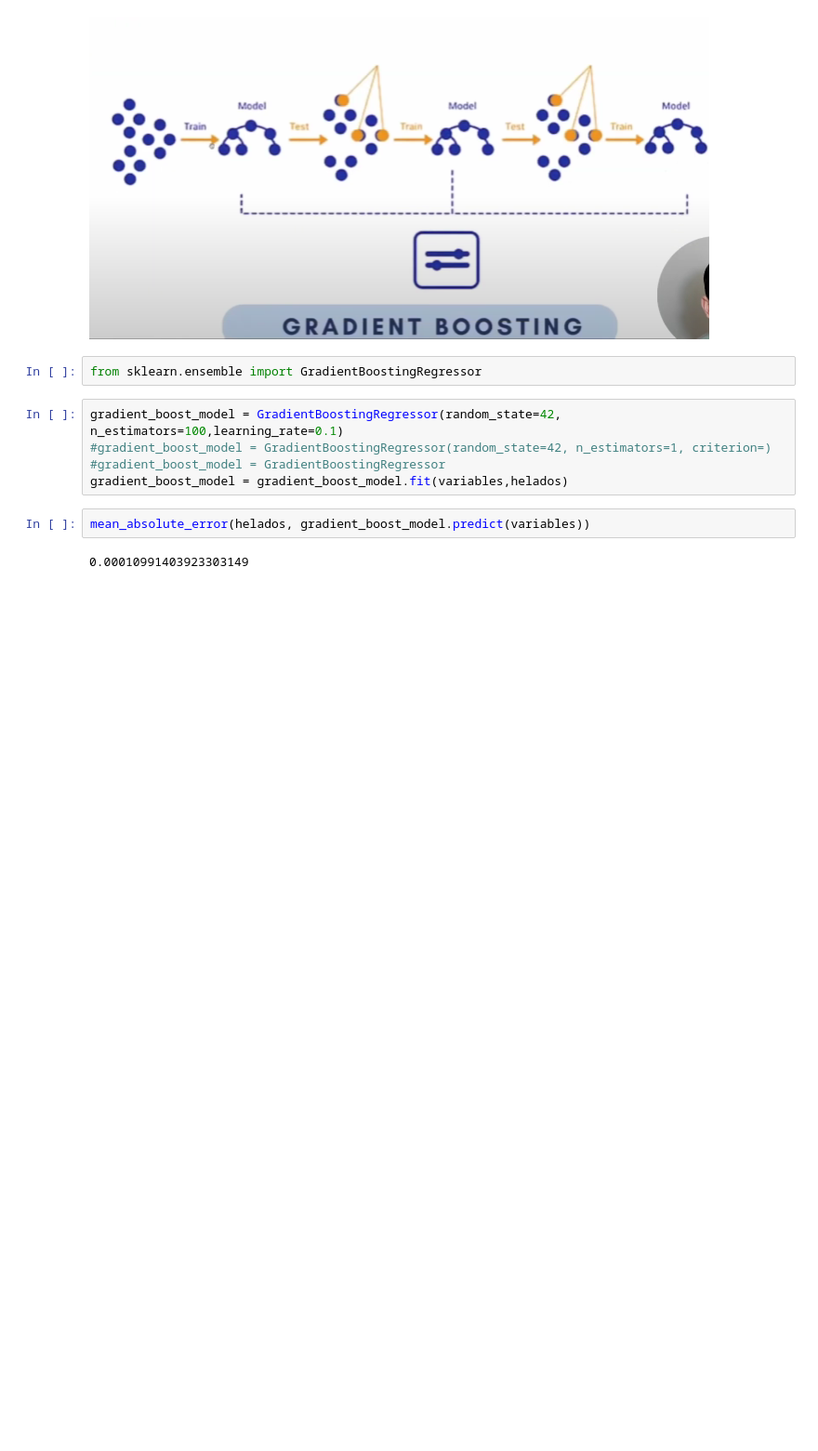
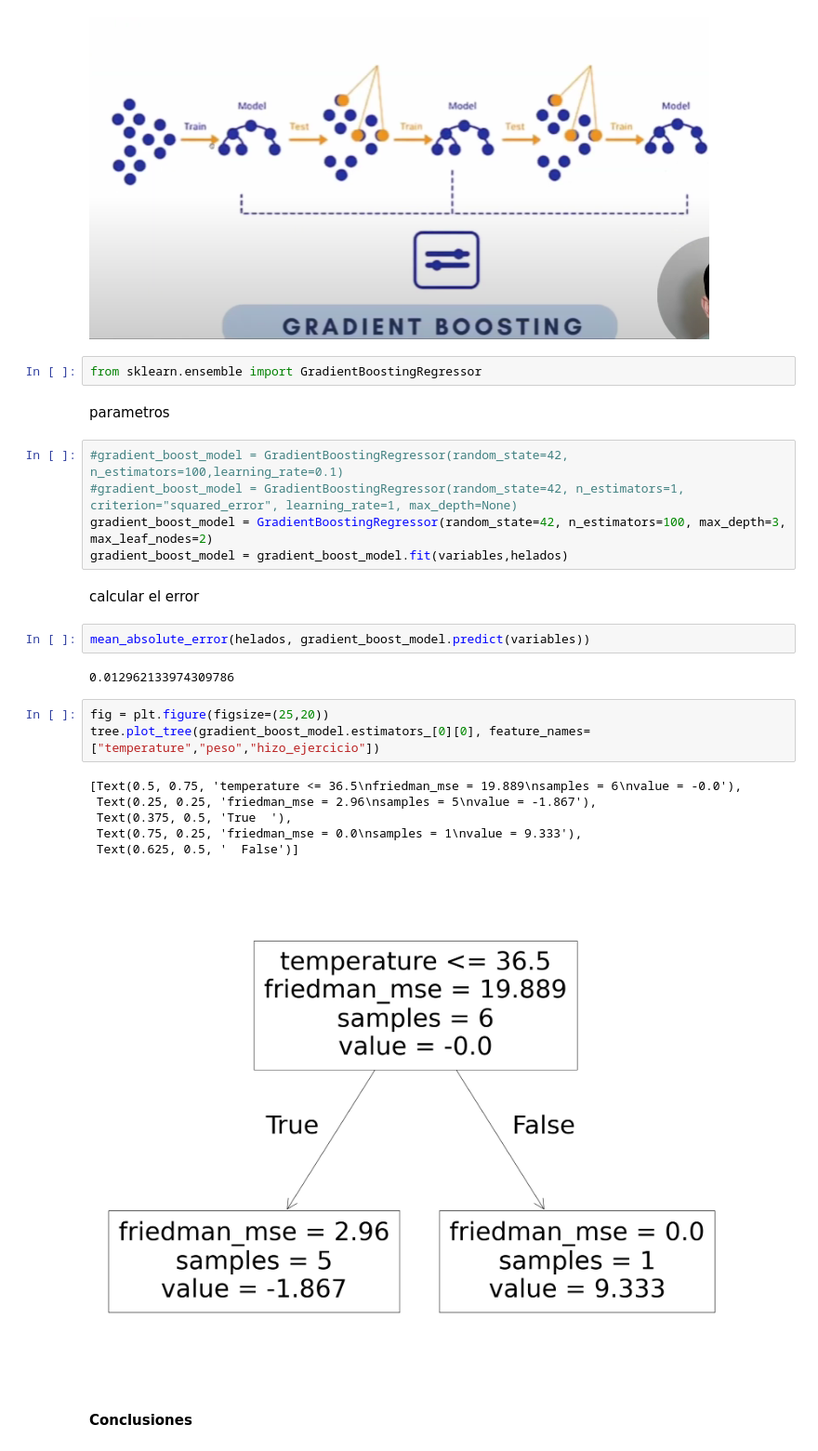
Before and after one commit to jdmartinezrs/K-NN_MODEL_KM_VEHICLE_PREDICTION, a Jupyter notebook: arbolesDeDecision.ipynb, the cells around one changed output. Shown at 93% size. Cells and saved outputs as stored; diff of their text form; blank space fills up the shorter version.

```diff
--- a/arbolesDeDecision.ipynb
+++ b/arbolesDeDecision.ipynb
@@ -142,12 +142,28 @@ Vamos a prodmediar aplicamos un learning rate, y sumarlo o restarlo a la primera
 ![gradient boosting.png](embedded-picture-1)
 # %%
 from sklearn.ensemble import GradientBoostingRegressor
+# %% [markdown]
+parametros
 # %%
-gradient_boost_model = GradientBoostingRegressor(random_state=42, n_estimators=100,learning_rate=0.1)
-#gradient_boost_model = GradientBoostingRegressor(random_state=42, n_estimators=1, criterion=)
-#gradient_boost_model = GradientBoostingRegressor
+#gradient_boost_model = GradientBoostingRegressor(random_state=42, n_estimators=100,learning_rate=0.1)
+#gradient_boost_model = GradientBoostingRegressor(random_state=42, n_estimators=1, criterion="squared_error", learning_rate=1, max_depth=None)
+gradient_boost_model = GradientBoostingRegressor(random_state=42, n_estimators=100, max_depth=3, max_leaf_nodes=2)
 gradient_boost_model = gradient_boost_model.fit(variables,helados)
+# %% [markdown]
+calcular el error
 # %%
 mean_absolute_error(helados, gradient_boost_model.predict(variables))
 # %% [output]
-0.00010991403923303149
+0.012962133974309786
+# %%
+fig = plt.figure(figsize=(25,20))
+tree.plot_tree(gradient_boost_model.estimators_[0][0], feature_names=["temperature","peso","hizo_ejercicio"])
+# %% [output]
+[Text(0.5, 0.75, 'temperature <= 36.5\nfriedman_mse = 19.889\nsamples = 6\nvalue = -0.0'),
+ Text(0.25, 0.25, 'friedman_mse = 2.96\nsamples = 5\nvalue = -1.867'),
+ Text(0.375, 0.5, 'True  '),
+ Text(0.75, 0.25, 'friedman_mse = 0.0\nsamples = 1\nvalue = 9.333'),
+ Text(0.625, 0.5, '  False')]
+[figure, added]
+# %% [markdown]
+**Conclusiones**
```
